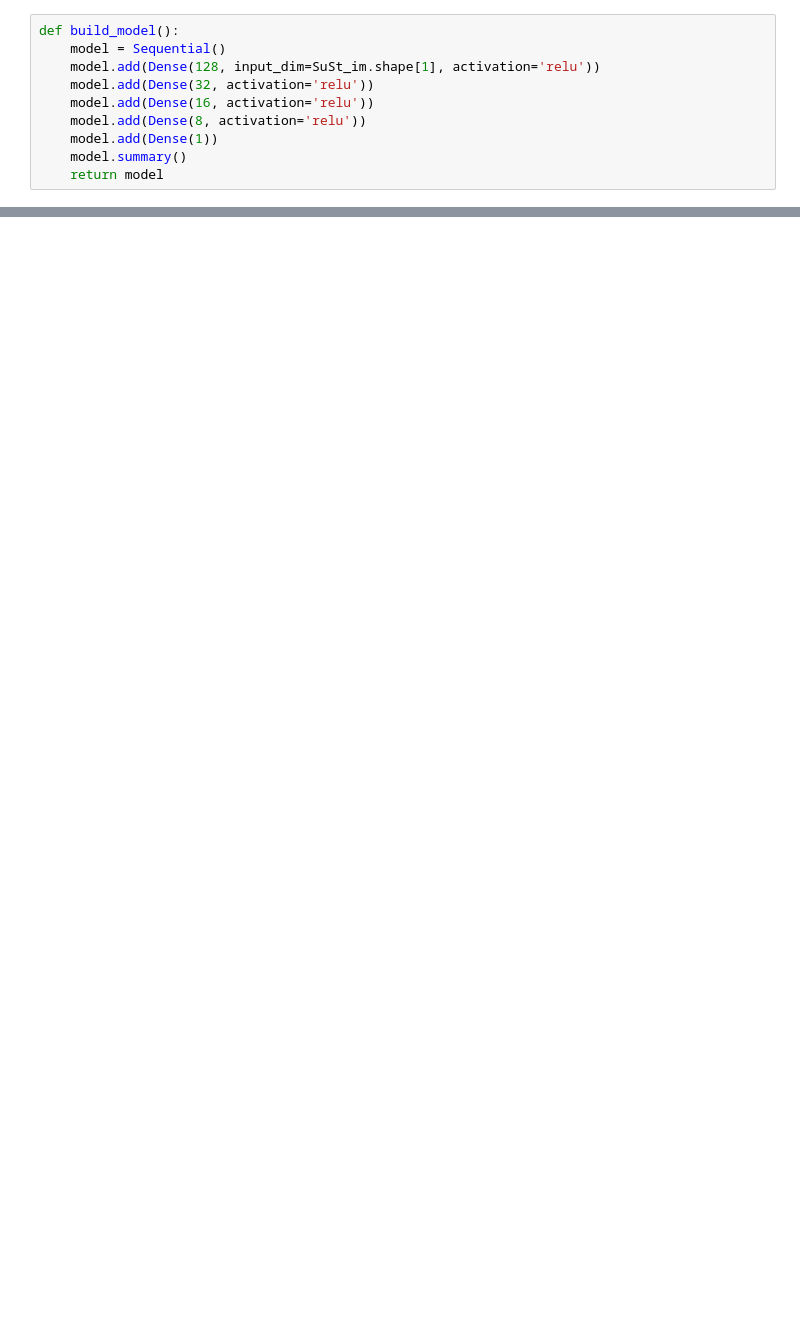
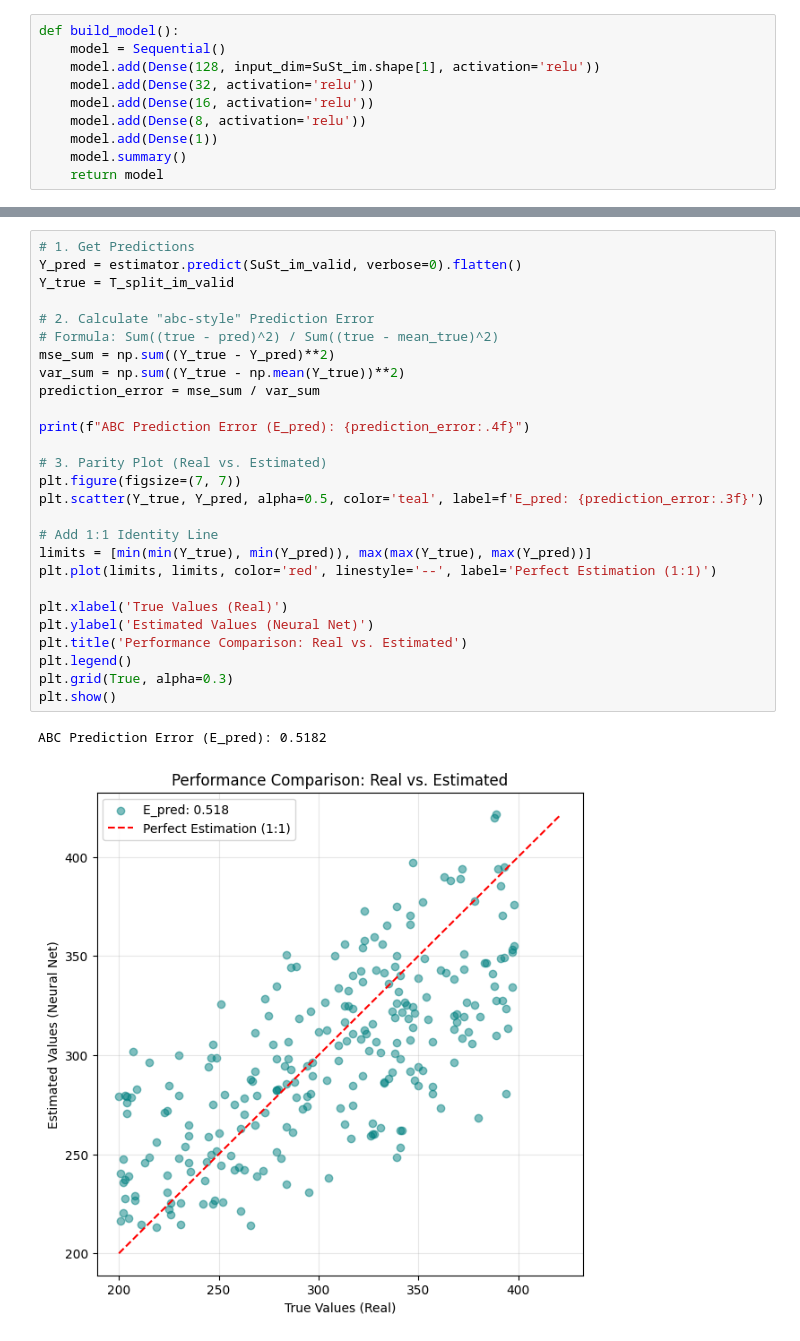
Before and after one commit to manolofperez/Physalia_MLPopGen, a Jupyter notebook: 2026/Day2/Notebooks/Practical_MLsummStats.ipynb, the cells around one changed output, grey strips where cells are left out. Cells and saved outputs as stored; diff of their text form; blank space fills up the shorter version.

```diff
--- a/2026/Day2/Notebooks/Practical_MLsummStats.ipynb
+++ b/2026/Day2/Notebooks/Practical_MLsummStats.ipynb
@@ -355,3 +470,33 @@ list(emp)
+# %%
+# 1. Get Predictions
+Y_pred = estimator.predict(SuSt_im_valid, verbose=0).flatten()
+Y_true = T_split_im_valid
+
+# 2. Calculate "abc-style" Prediction Error
+# Formula: Sum((true - pred)^2) / Sum((true - mean_true)^2)
+mse_sum = np.sum((Y_true - Y_pred)**2)
+var_sum = np.sum((Y_true - np.mean(Y_true))**2)
+prediction_error = mse_sum / var_sum
+
+print(f"ABC Prediction Error (E_pred): {prediction_error:.4f}")
+
+# 3. Parity Plot (Real vs. Estimated)
+plt.figure(figsize=(7, 7))
+plt.scatter(Y_true, Y_pred, alpha=0.5, color='teal', label=f'E_pred: {prediction_error:.3f}')
+
+# Add 1:1 Identity Line
+limits = [min(min(Y_true), min(Y_pred)), max(max(Y_true), max(Y_pred))]
+plt.plot(limits, limits, color='red', linestyle='--', label='Perfect Estimation (1:1)')
+
+plt.xlabel('True Values (Real)')
+plt.ylabel('Estimated Values (Neural Net)')
+plt.title('Performance Comparison: Real vs. Estimated')
+plt.legend()
+plt.grid(True, alpha=0.3)
+plt.show()
+# %% [output]
+ABC Prediction Error (E_pred): 0.5182
+[figure, added]
 # %%
 # Now predict T_split for the empirical dataset.
 pred = estimator.predict(emp)
```
Also changed, not shown: parts of 24 cells of this notebook.
